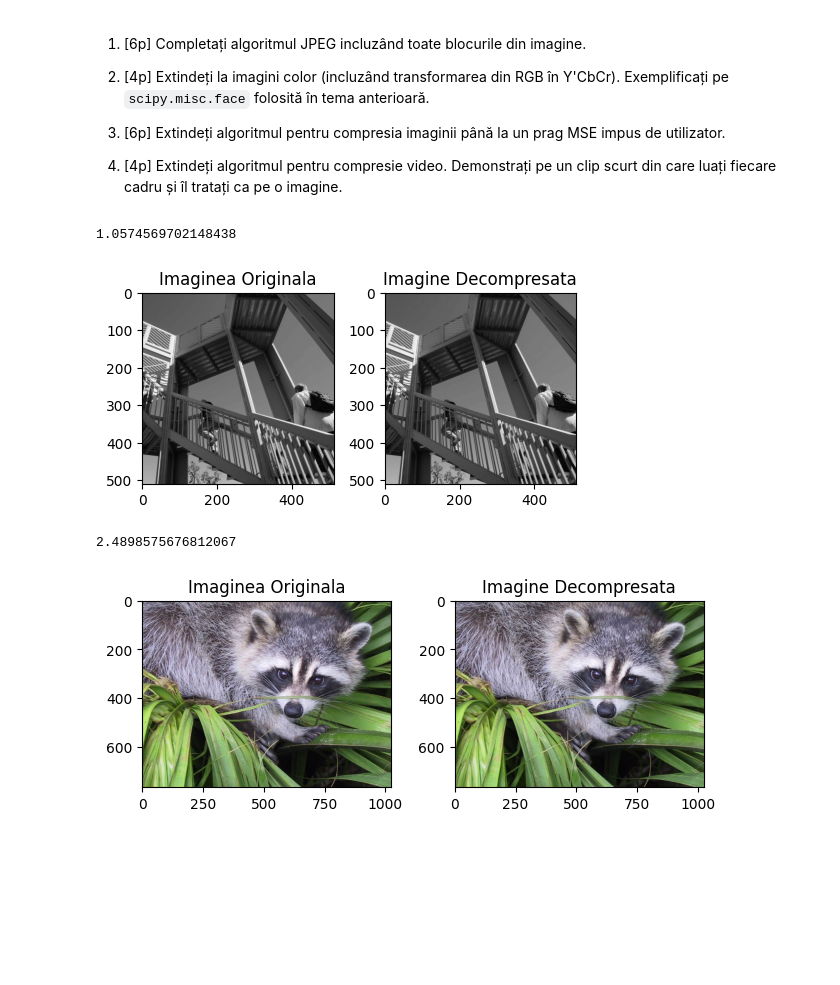
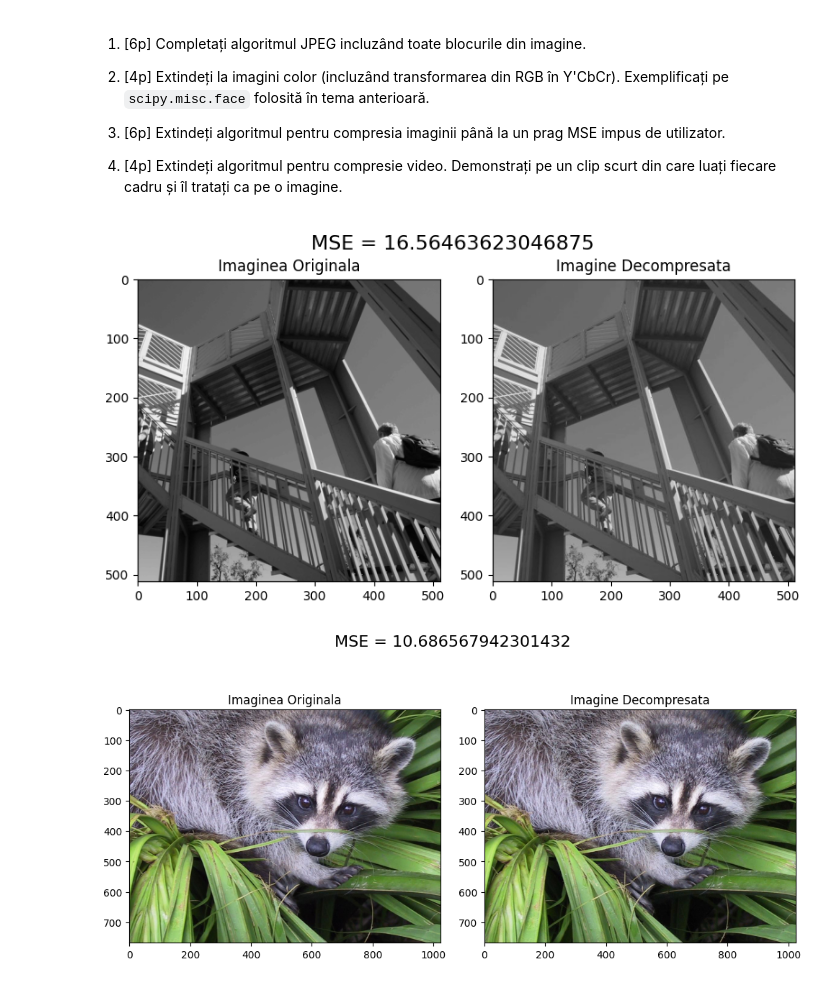
Before and after one commit to Lung-Alexandra/procesarea_semnalelor, a Jupyter notebook: Tema1/ps-tema-01.ipynb, the cells around one changed output. Drawn from its saved outputs; the diff is of its cells as text; code cells hidden in the pictures; blank space fills up the shorter version.

```diff
--- a/Tema1/ps-tema-01.ipynb
+++ b/Tema1/ps-tema-01.ipynb
@@ -174,8 +174,8 @@ Q_jpeg =np.array([[16, 11, 10, 16, 24, 40, 51, 61],
 block_size = 8
 # %%
 class JPEGCompressor:
-    def __init__(self, Q_matrix):
-        self.Q_matrix = Q_matrix
+    def __init__(self, Q_matrix, factor=1):
+         self.Q_matrix = factor * Q_matrix
 
     def apply_dct_quantization(self, block):
         block_dct = dctn(block, type=2)
@@ -203,8 +203,8 @@ class JPEGCompressor:
         return compressed_channels
 # %%
 class JPEGDecompressor:
-    def __init__(self, Q_matrix):
-        self.Q_matrix = Q_matrix
+    def __init__(self, Q_matrix, factor=1):
+        self.Q_matrix = factor * Q_matrix
     def apply_inverse_dct_quantization(self, block_quantized):
         block_dct = block_quantized * self.Q_matrix
         block_idct = idctn(block_dct, type=2)
@@ -243,46 +243,41 @@ def get_mse_err(image1,image2):
     return mse
 # %%
 X = misc.ascent()
-
-jpeg_compressor = JPEGCompressor(Q_jpeg)
-jpeg_decompressor = JPEGDecompressor(Q_jpeg)
+factor = 10
+jpeg_compressor = JPEGCompressor(Q_jpeg, factor)
+jpeg_decompressor = JPEGDecompressor(Q_jpeg, factor)
 
 compressed = jpeg_compressor.compress_grayscale_image(X)
 decompressed = jpeg_decompressor.decompress_grayscale_image(compressed)
 
-print(get_mse_err(X,decompressed))
+fig, axes = plt.subplots(1, 2, figsize=(8, 8))
+fig.text(0.5, 0.75, f"MSE = {get_mse_err(X, decompressed)}", ha='center', fontsize=16)
+axes[0].imshow(X, cmap=plt.cm.gray)
+axes[0].set_title('Imaginea Originala')
 
-plt.figure(figsize=(5, 5))
-
-plt.subplot(121).imshow(X, cmap=plt.cm.gray)
-plt.title('Imaginea Originala')
-
-plt.subplot(122).imshow(decompressed, cmap=plt.cm.gray)
-plt.title('Imagine Decompresata')
-plt.tight_layout()
+axes[1].imshow(decompressed, cmap=plt.cm.gray)
+axes[1].set_title('Imagine Decompresata')
+fig.tight_layout()
 plt.show()
 # %% [output]
-1.0574569702148438
-[figure, old version]
+[figure, new version]
 # %%
 X = misc.face()
-
-jpeg_compressor = JPEGCompressor(Q_jpeg)
-jpeg_decompressor = JPEGDecompressor(Q_jpeg)
+factor = 10
+jpeg_compressor = JPEGCompressor(Q_jpeg, factor)
+jpeg_decompressor = JPEGDecompressor(Q_jpeg, factor)
 
 compressed = jpeg_compressor.compress_rgb_image(X)
 decompressed = jpeg_decompressor.decompress_rgb_image(compressed)
 
+fig, axes = plt.subplots(1, 2, figsize=(10, 10))
+fig.text(0.5, 0.75, f"MSE = {get_mse_err(X, decompressed)}", ha='center', fontsize=16)
+axes[0].imshow(X)
+axes[0].set_title('Imaginea Originala')
 
-print(get_mse_err(X,decompressed))
-
-plt.subplot(121).imshow(X)
-plt.title('Imaginea Originala')
-
-plt.subplot(122).imshow(decompressed)
-plt.title('Imagine Decompresata')
-plt.tight_layout()
+axes[1].imshow(decompressed)
+axes[1].set_title('Imagine Decompresata')
+fig.tight_layout()
 plt.show()
 # %% [output]
-2.4898575676812067
-[figure, old version]
+[figure, new version]
```
Also changed, not shown: parts of 1 cell of this notebook, 1 other file.
